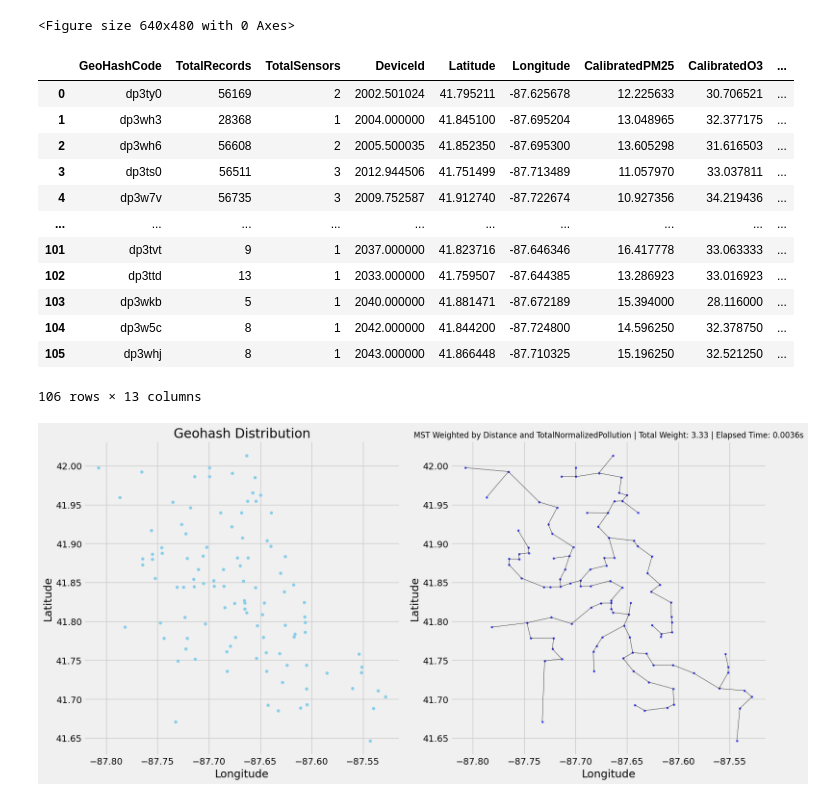
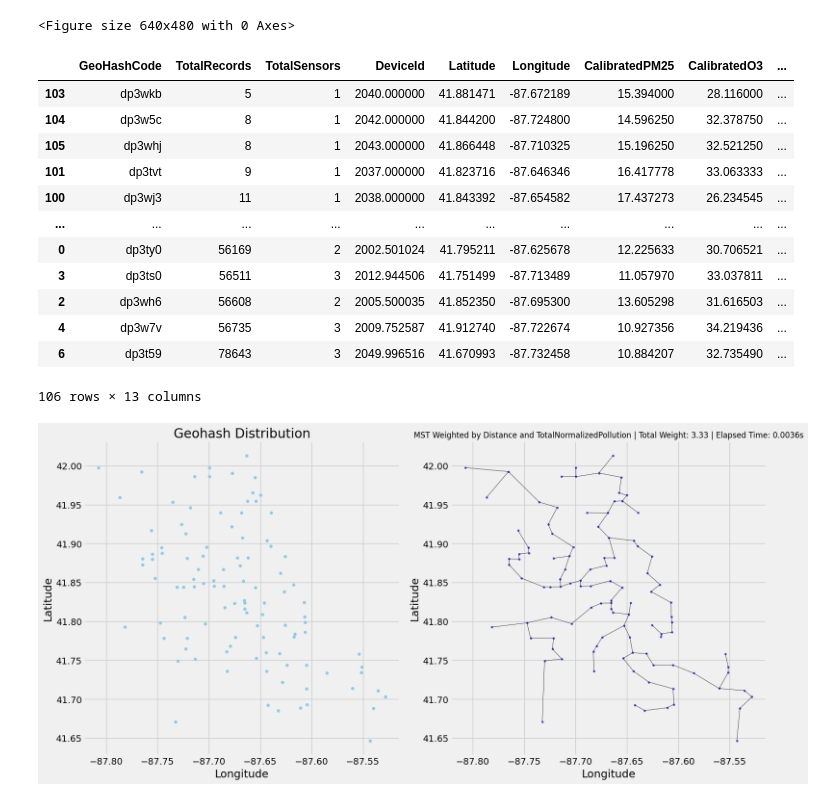
Before and after one commit to Dr-Isam-ALJAWARNEH/fds-project-geodevelopers, a Jupyter notebook: Minimum_Spanning_Tree_for_Optimizing_Pollution_Monitoring_Networks.ipynb, the cells around one changed output. Drawn from its saved outputs; the diff is of its cells as text; code cells hidden in the pictures.

```diff
--- a/Minimum_Spanning_Tree_for_Optimizing_Pollution_Monitoring_Networks.ipynb
+++ b/Minimum_Spanning_Tree_for_Optimizing_Pollution_Monitoring_Networks.ipynb
@@ -630,21 +511,18 @@ A Minimum Spanning Tree connects cluster centroids efficiently, minimizing total
-# %%
-# Groups the dataset by geohash code, calculating average pollution values,
-# and includes the total number of records and unique sensors in each spatial grid.
-
-Pollution_By_Geohash = group_and_average(Chicago_df, "GeoHashCode")
-Pollution_By_Geohash
-# %% [output]
-|  | GeoHashCode | TotalRecords | TotalSensors | DeviceId | Latitude | Longitude | CalibratedPM25 | CalibratedO3 | ... |
-| 0 | dp3ty0 | 56169 | 2 | 2002.501024 | 41.795211 | -87.625678 | 12.225633 | 30.706521 | ... |
-| 1 | dp3wh3 | 28368 | 1 | 2004.000000 | 41.845100 | -87.695204 | 13.048965 | 32.377175 | ... |
-| 2 | dp3wh6 | 56608 | 2 | 2005.500035 | 41.852350 | -87.695300 | 13.605298 | 31.616503 | ... |
-| 3 | dp3ts0 | 56511 | 3 | 2012.944506 | 41.751499 | -87.713489 | 11.057970 | 33.037811 | ... |
-| 4 | dp3w7v | 56735 | 3 | 2009.752587 | 41.912740 | -87.722674 | 10.927356 | 34.219436 | ... |
-| ... | ... | ... | ... | ... | ... | ... | ... | ... | ... |
-| 101 | dp3tvt | 9 | 1 | 2037.000000 | 41.823716 | -87.646346 | 16.417778 | 33.063333 | ... |
-| 102 | dp3ttd | 13 | 1 | 2033.000000 | 41.759507 | -87.644385 | 13.286923 | 33.016923 | ... |
-| 103 | dp3wkb | 5 | 1 | 2040.000000 | 41.881471 | -87.672189 | 15.394000 | 28.116000 | ... |
-| 104 | dp3w5c | 8 | 1 | 2042.000000 | 41.844200 | -87.724800 | 14.596250 | 32.378750 | ... |
-| 105 | dp3whj | 8 | 1 | 2043.000000 | 41.866448 | -87.710325 | 15.196250 | 32.521250 | ... |
-106 rows × 13 columns
+# %%
+Pollution_By_Geohash = group_and_average(Chicago_df, "GeoHashCode")
+Pollution_By_Geohash.sort_values("TotalRecords")
+# %% [output]
+|  | GeoHashCode | TotalRecords | TotalSensors | DeviceId | Latitude | Longitude | CalibratedPM25 | CalibratedO3 | ... |
+| 103 | dp3wkb | 5 | 1 | 2040.000000 | 41.881471 | -87.672189 | 15.394000 | 28.116000 | ... |
+| 104 | dp3w5c | 8 | 1 | 2042.000000 | 41.844200 | -87.724800 | 14.596250 | 32.378750 | ... |
+| 105 | dp3whj | 8 | 1 | 2043.000000 | 41.866448 | -87.710325 | 15.196250 | 32.521250 | ... |
+| 101 | dp3tvt | 9 | 1 | 2037.000000 | 41.823716 | -87.646346 | 16.417778 | 33.063333 | ... |
+| 100 | dp3wj3 | 11 | 1 | 2038.000000 | 41.843392 | -87.654582 | 17.437273 | 26.234545 | ... |
+| ... | ... | ... | ... | ... | ... | ... | ... | ... | ... |
+| 0 | dp3ty0 | 56169 | 2 | 2002.501024 | 41.795211 | -87.625678 | 12.225633 | 30.706521 | ... |
+| 3 | dp3ts0 | 56511 | 3 | 2012.944506 | 41.751499 | -87.713489 | 11.057970 | 33.037811 | ... |
+| 2 | dp3wh6 | 56608 | 2 | 2005.500035 | 41.852350 | -87.695300 | 13.605298 | 31.616503 | ... |
+| 4 | dp3w7v | 56735 | 3 | 2009.752587 | 41.912740 | -87.722674 | 10.927356 | 34.219436 | ... |
+| 6 | dp3t59 | 78643 | 3 | 2049.996516 | 41.670993 | -87.732458 | 10.884207 | 32.735490 | ... |
+106 rows × 13 columns
 # %%
```
Also changed, not shown: parts of 90 cells of this notebook.
